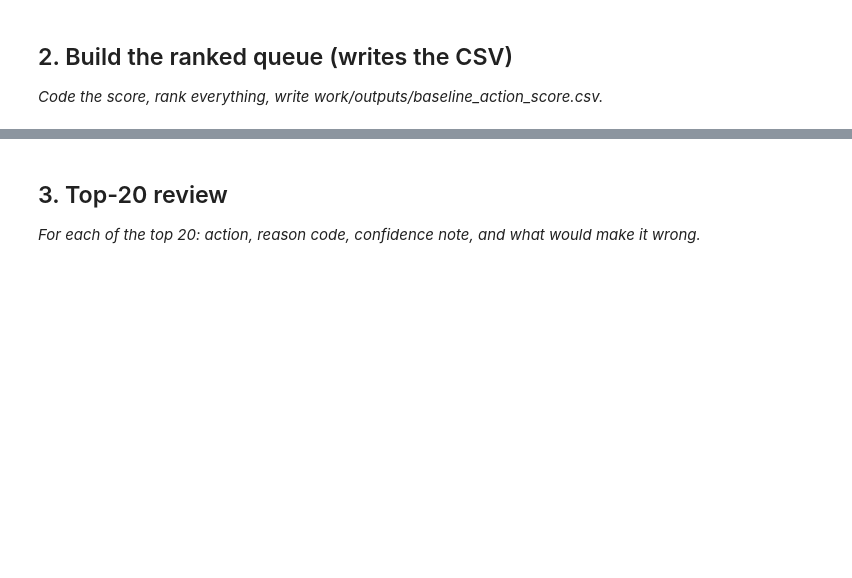
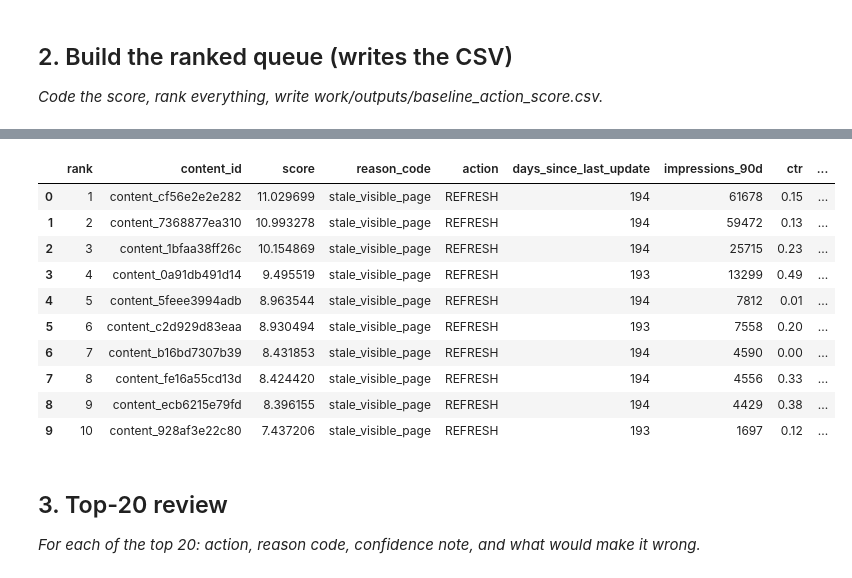
Before and after one commit to AqsaBatool256/flyrank-ml-internship-Aqsa-Batool-Saqib, a Jupyter notebook: work/notebooks/w04_baseline_score.ipynb, the cells around one changed output, grey strips where cells are left out. Drawn from its saved outputs; the diff is of its cells as text; code cells hidden in the pictures; blank space fills up the shorter version.

Commit message:
Complete week 4 baseline action score

```diff
--- a/work/notebooks/w04_baseline_score.ipynb
+++ b/work/notebooks/w04_baseline_score.ipynb
@@ -22,0 +118,80 @@ This skeleton is yours to fill. Work the sections **in order** — each one has
+# %%
+import pandas as pd
+import numpy as np
+import os
+
+DATA_URL = "https://raw.githubusercontent.com/AqsaBatool256/flyrank-ml-internship-Aqsa-Batool-Saqib/main/data/raw/content_refresh_anonymized.csv"
+
+df = pd.read_csv(DATA_URL)
+
+print("Rows:", len(df))
+print("Columns:", len(df.columns))
+
+df = df.drop_duplicates("content_id").copy()
+df = df[df["impressions_90d"] > 0].copy()
+
+print("Usable rows:", len(df))
+
+# Signal 1: freshness
+df["stale"] = (df["days_since_last_update"] >= 180).astype(int)
+
+# Signal 2: visibility
+df["visible"] = (df["impressions_90d"] >= 500).astype(int)
+
+# One transparent baseline score
+df["score"] = (
+    df["stale"]
+    * df["visible"]
+    * np.log1p(df["impressions_90d"])
+)
+
+# One reason code
+df["reason_code"] = np.where(
+    (df["stale"] == 1) & (df["visible"] == 1),
+    "stale_visible_page",
+    "monitor"
+)
+
+# Action label
+df["action"] = np.where(
+    df["reason_code"] == "stale_visible_page",
+    "REFRESH",
+    "MONITOR"
+)
+
+# Rank
+df = df.sort_values(
+    ["score", "impressions_90d"],
+    ascending=[False, False]
+).reset_index(drop=True)
+
+df["rank"] = np.arange(1, len(df) + 1)
+
+# Create output folder
+os.makedirs("/content/work/outputs", exist_ok=True)
+
+# Write required CSV
+output_path = "/content/work/outputs/baseline_action_score.csv"
+
+queue = df[
+    [
+        "rank",
+        "content_id",
+        "score",
+        "reason_code",
+        "action",
+        "days_since_last_update",
+        "impressions_90d",
+        "ctr",
+        "avg_position"
+    ]
+].copy()
+
+queue.to_csv(output_path, index=False)
+
+print("CSV written successfully:")
+print(output_path)
+
+print("\nTOP 10:")
+display(queue.head(10))
+# %% [output]
@@ -23,3 +205,14 @@ This skeleton is yours to fill. Work the sections **in order** — each one has
+|  | rank | content_id | score | reason_code | action | days_since_last_update | impressions_90d | ctr | ... |
+| 0 | 1 | content_cf56e2e2e282 | 11.029699 | stale_visible_page | REFRESH | 194 | 61678 | 0.15 | ... |
+| 1 | 2 | content_7368877ea310 | 10.993278 | stale_visible_page | REFRESH | 194 | 59472 | 0.13 | ... |
+| 2 | 3 | content_1bfaa38ff26c | 10.154869 | stale_visible_page | REFRESH | 194 | 25715 | 0.23 | ... |
+| 3 | 4 | content_0a91db491d14 | 9.495519 | stale_visible_page | REFRESH | 193 | 13299 | 0.49 | ... |
+| 4 | 5 | content_5feee3994adb | 8.963544 | stale_visible_page | REFRESH | 194 | 7812 | 0.01 | ... |
+| 5 | 6 | content_c2d929d83eaa | 8.930494 | stale_visible_page | REFRESH | 193 | 7558 | 0.20 | ... |
+| 6 | 7 | content_b16bd7307b39 | 8.431853 | stale_visible_page | REFRESH | 194 | 4590 | 0.00 | ... |
+| 7 | 8 | content_fe16a55cd13d | 8.424420 | stale_visible_page | REFRESH | 194 | 4556 | 0.33 | ... |
+| 8 | 9 | content_ecb6215e79fd | 8.396155 | stale_visible_page | REFRESH | 194 | 4429 | 0.38 | ... |
+| 9 | 10 | content_928af3e22c80 | 7.437206 | stale_visible_page | REFRESH | 193 | 1697 | 0.12 | ... |
 # %% [markdown]
 ## 3. Top-20 review
 
```
Also changed, not shown: parts of 9 cells of this notebook.
